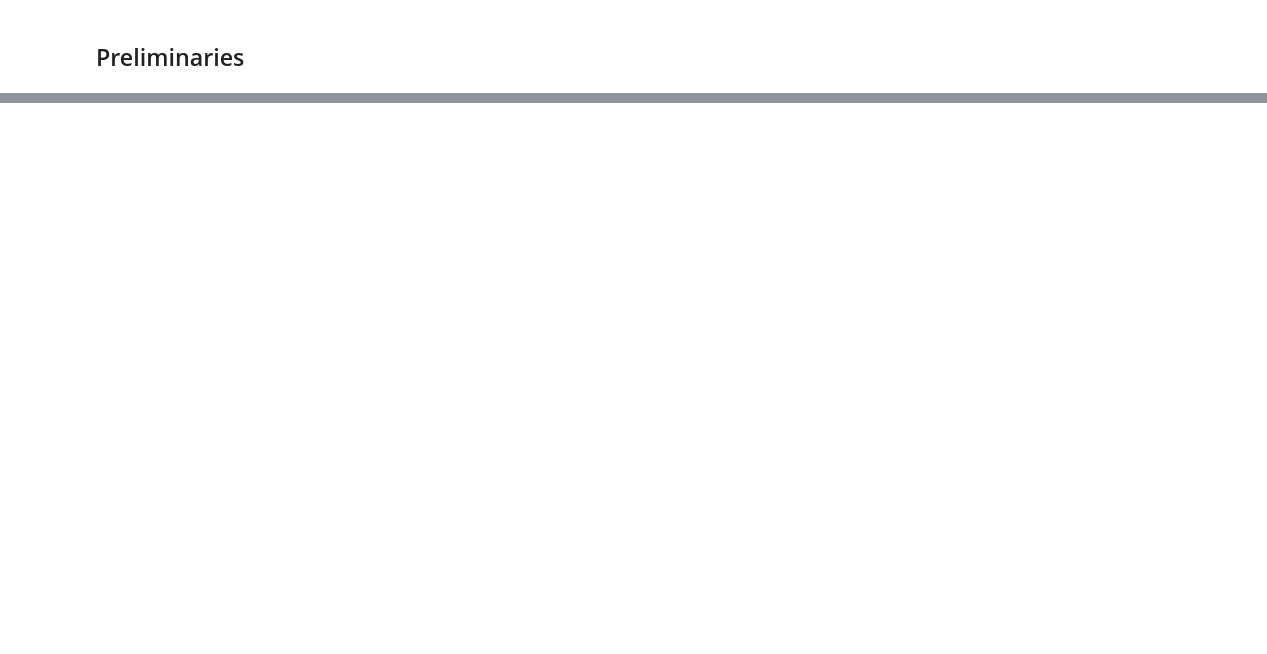
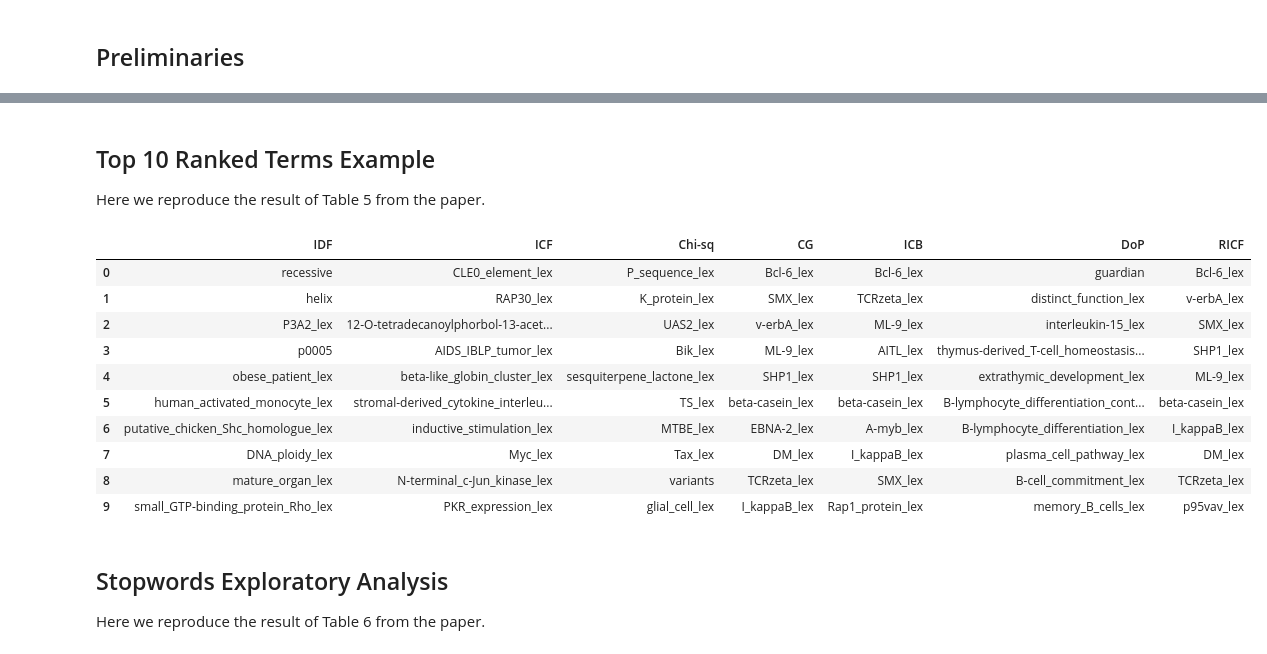
Before and after one commit to Sheridan-Stable/bursty-term-measure, a Jupyter notebook: genia/3-tables/tables.ipynb, the cells around one changed output, grey strips where cells are left out. Saved outputs shown, nothing was run; the diff lists cells and outputs as text; code cells hidden in the pictures; blank space fills up the shorter version.

```diff
--- a/genia/3-tables/tables.ipynb
+++ b/genia/3-tables/tables.ipynb
@@ -423,0 +484,4 @@ unique_word_num_dict
+# %% [markdown]
+## Top 10 Ranked Terms Example
+
+Here we reproduce the result of Table 5 from the paper.
@@ -423,0 +491,16 @@ unique_word_num_dict
+# %%
+ranked_terms_df = resort(term_scores_df)
+top_10_ranked_terms_df = pd.DataFrame(top_k(ranked_terms_df, 10))
+display(top_10_ranked_terms_df)
+# %% [output]
+|  | IDF | ICF | Chi-sq | CG | ICB | DoP | RICF |
+| 0 | recessive | CLE0_element_lex | P_sequence_lex | Bcl-6_lex | Bcl-6_lex | guardian | Bcl-6_lex |
+| 1 | helix | RAP30_lex | K_protein_lex | SMX_lex | TCRzeta_lex | distinct_function_lex | v-erbA_lex |
+| 2 | P3A2_lex | 12-O-tetradecanoylphorbol-13-acet... | UAS2_lex | v-erbA_lex | ML-9_lex | interleukin-15_lex | SMX_lex |
+| 3 | p0005 | AIDS_IBLP_tumor_lex | Bik_lex | ML-9_lex | AITL_lex | thymus-derived_T-cell_homeostasis... | SHP1_lex |
+| 4 | obese_patient_lex | beta-like_globin_cluster_lex | sesquiterpene_lactone_lex | SHP1_lex | SHP1_lex | extrathymic_development_lex | ML-9_lex |
+| 5 | human_activated_monocyte_lex | stromal-derived_cytokine_interleu... | TS_lex | beta-casein_lex | beta-casein_lex | B-lymphocyte_differentiation_cont... | beta-casein_lex |
+| 6 | putative_chicken_Shc_homologue_lex | inductive_stimulation_lex | MTBE_lex | EBNA-2_lex | A-myb_lex | B-lymphocyte_differentiation_lex | I_kappaB_lex |
+| 7 | DNA_ploidy_lex | Myc_lex | Tax_lex | DM_lex | I_kappaB_lex | plasma_cell_pathway_lex | DM_lex |
+| 8 | mature_organ_lex | N-terminal_c-Jun_kinase_lex | variants | TCRzeta_lex | SMX_lex | B-cell_commitment_lex | TCRzeta_lex |
+| 9 | small_GTP-binding_protein_Rho_lex | PKR_expression_lex | glial_cell_lex | I_kappaB_lex | Rap1_protein_lex | memory_B_cells_lex | p95vav_lex |
@@ -423,0 +510,4 @@ unique_word_num_dict
+# %% [markdown]
+## Stopwords Exploratory Analysis
+
+Here we reproduce the result of Table 6 from the paper.
```
Also changed, not shown: parts of 76 cells of this notebook, 2 other files.
